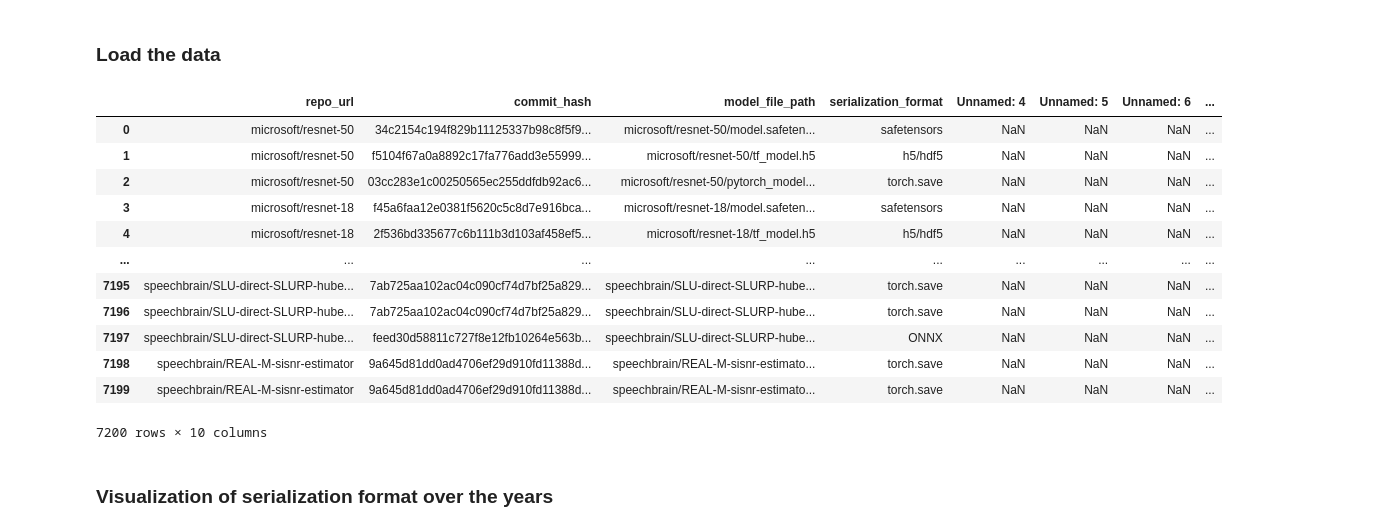
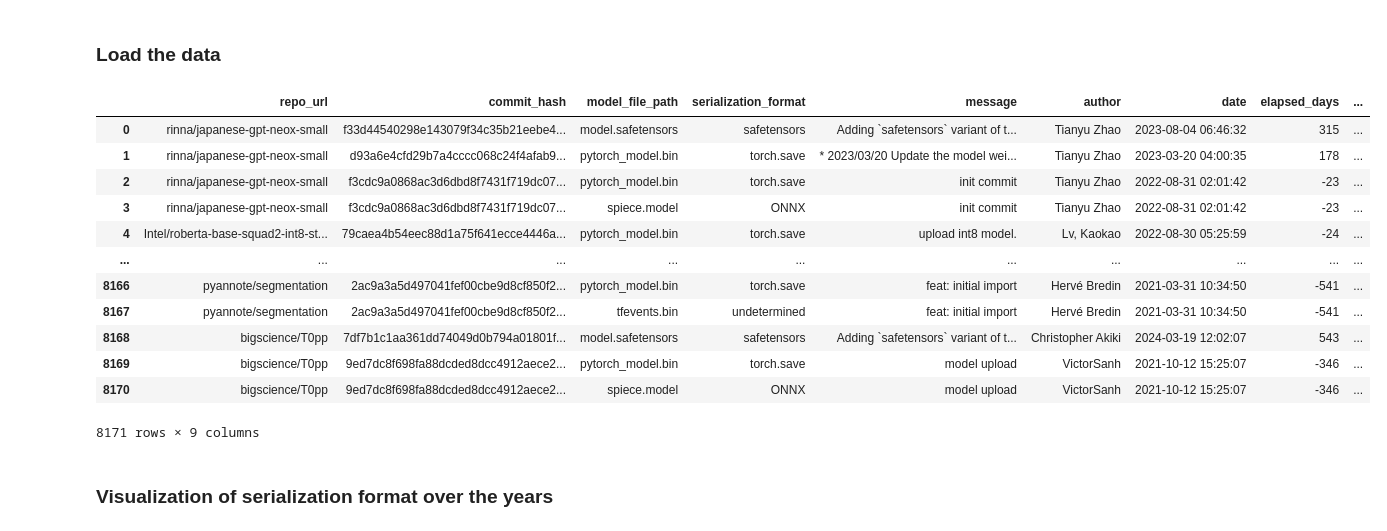
Before and after one commit to s2e-lab/model-evolution, a Jupyter notebook: scripts/notebooks/rq2_analysis.ipynb, the cells around one changed output. Cells and saved outputs as stored; diff of their text form; code cells hidden in the pictures.

```diff
--- a/scripts/notebooks/rq2_analysis.ipynb
+++ b/scripts/notebooks/rq2_analysis.ipynb
@@ -4,51 +4,26 @@ This notebook contains the analysis for RQ2. The goal of this analysis is to und
 # %% [markdown]
 ### Load the data
 # %%
-from pathlib import Path
+from scripts.notebooks.nb_utils import read_commits
 
-import pandas as pd
-
-df = pd.read_csv(Path('../../results/repository_evolution_0_5014.csv'))
-df_commits = pd.read_csv(Path('../../data/huggingface_sort_by_createdAt_top996939_commits_0_1035.csv'))
-
-# grabs the date from df2 and adds it to df based on commit_hash and repo_url matching, implementation needs to be efficient
-def add_date_to_df(df, df_commits):
-    df['date'] = ""
-    for index, row in df.iterrows():
-        commit_hash = row['commit_hash']
-        repo_url = row['repo_url']
-        matched_row = df_commits.loc[
-            (df_commits['commit_hash'] == commit_hash) &
-            (df_commits['repo_url'] == repo_url)
-        ]
-
-        df.at[index, 'date'] = matched_row['date'].values[0]
-        df.at[index, 'message'] = matched_row['message'].values[0]
-    return df
-
-df = add_date_to_df(df, df_commits)
-df['date'] = pd.to_datetime(df['date'])
-
-# Reference date when safetensors was released
-reference_date = pd.to_datetime("2022-09-23")
-
-# Calculate elapsed days since reference date
-df['elapsed_days'] = (df['date'] - reference_date).dt.days
+# model files per repository and the elapsed days between the commit and safetensor's release date
+df = read_commits()
+df['year'] = df['date'].dt.year
 df
 # %% [output]
-|  | repo_url | commit_hash | model_file_path | serialization_format | Unnamed: 4 | Unnamed: 5 | Unnamed: 6 | ... |
-| 0 | microsoft/resnet-50 | 34c2154c194f829b11125337b98c8f5f9... | microsoft/resnet-50/model.safeten... | safetensors | NaN | NaN | NaN | ... |
-| 1 | microsoft/resnet-50 | f5104f67a0a8892c17fa776add3e55999... | microsoft/resnet-50/tf_model.h5 | h5/hdf5 | NaN | NaN | NaN | ... |
-| 2 | microsoft/resnet-50 | 03cc283e1c00250565ec255ddfdb92ac6... | microsoft/resnet-50/pytorch_model... | torch.save | NaN | NaN | NaN | ... |
-| 3 | microsoft/resnet-18 | f45a6faa12e0381f5620c5c8d7e916bca... | microsoft/resnet-18/model.safeten... | safetensors | NaN | NaN | NaN | ... |
-| 4 | microsoft/resnet-18 | 2f536bd335677c6b111b3d103af458ef5... | microsoft/resnet-18/tf_model.h5 | h5/hdf5 | NaN | NaN | NaN | ... |
-| ... | ... | ... | ... | ... | ... | ... | ... | ... |
-| 7195 | speechbrain/SLU-direct-SLURP-hube... | 7ab725aa102ac04c090cf74d7bf25a829... | speechbrain/SLU-direct-SLURP-hube... | torch.save | NaN | NaN | NaN | ... |
-| 7196 | speechbrain/SLU-direct-SLURP-hube... | 7ab725aa102ac04c090cf74d7bf25a829... | speechbrain/SLU-direct-SLURP-hube... | torch.save | NaN | NaN | NaN | ... |
-| 7197 | speechbrain/SLU-direct-SLURP-hube... | feed30d58811c727f8e12fb10264e563b... | speechbrain/SLU-direct-SLURP-hube... | ONNX | NaN | NaN | NaN | ... |
-| 7198 | speechbrain/REAL-M-sisnr-estimator | 9a645d81dd0ad4706ef29d910fd11388d... | speechbrain/REAL-M-sisnr-estimato... | torch.save | NaN | NaN | NaN | ... |
-| 7199 | speechbrain/REAL-M-sisnr-estimator | 9a645d81dd0ad4706ef29d910fd11388d... | speechbrain/REAL-M-sisnr-estimato... | torch.save | NaN | NaN | NaN | ... |
+|  | repo_url | commit_hash | model_file_path | serialization_format | message | author | date | elapsed_days | ... |
+| 0 | rinna/japanese-gpt-neox-small | f33d44540298e143079f34c35b21eebe4... | model.safetensors | safetensors | Adding `safetensors` variant of t... | Tianyu Zhao | 2023-08-04 06:46:32 | 315 | ... |
+| 1 | rinna/japanese-gpt-neox-small | d93a6e4cfd29b7a4cccc068c24f4afab9... | pytorch_model.bin | torch.save | * 2023/03/20 Update the model wei... | Tianyu Zhao | 2023-03-20 04:00:35 | 178 | ... |
+| 2 | rinna/japanese-gpt-neox-small | f3cdc9a0868ac3d6dbd8f7431f719dc07... | pytorch_model.bin | torch.save | init commit | Tianyu Zhao | 2022-08-31 02:01:42 | -23 | ... |
+| 3 | rinna/japanese-gpt-neox-small | f3cdc9a0868ac3d6dbd8f7431f719dc07... | spiece.model | ONNX | init commit | Tianyu Zhao | 2022-08-31 02:01:42 | -23 | ... |
+| 4 | Intel/roberta-base-squad2-int8-st... | 79caea4b54eec88d1a75f641ecce4446a... | pytorch_model.bin | torch.save | upload int8 model. | Lv, Kaokao | 2022-08-30 05:25:59 | -24 | ... |
+| ... | ... | ... | ... | ... | ... | ... | ... | ... | ... |
+| 8166 | pyannote/segmentation | 2ac9a3a5d497041fef00cbe9d8cf850f2... | pytorch_model.bin | torch.save | feat: initial import | Hervé Bredin | 2021-03-31 10:34:50 | -541 | ... |
+| 8167 | pyannote/segmentation | 2ac9a3a5d497041fef00cbe9d8cf850f2... | tfevents.bin | undetermined | feat: initial import | Hervé Bredin | 2021-03-31 10:34:50 | -541 | ... |
+| 8168 | bigscience/T0pp | 7df7b1c1aa361dd74049d0b794a01801f... | model.safetensors | safetensors | Adding `safetensors` variant of t... | Christopher Akiki | 2024-03-19 12:02:07 | 543 | ... |
+| 8169 | bigscience/T0pp | 9ed7dc8f698fa88dcded8dcc4912aece2... | pytorch_model.bin | torch.save | model upload | VictorSanh | 2021-10-12 15:25:07 | -346 | ... |
+| 8170 | bigscience/T0pp | 9ed7dc8f698fa88dcded8dcc4912aece2... | spiece.model | ONNX | model upload | VictorSanh | 2021-10-12 15:25:07 | -346 | ... |
-7200 rows × 10 columns
+8171 rows × 9 columns
 # %% [markdown]
 ### Visualization of serialization format over the years
 # %%
```
Also changed, not shown: parts of 3 cells of this notebook, 11 other files.
